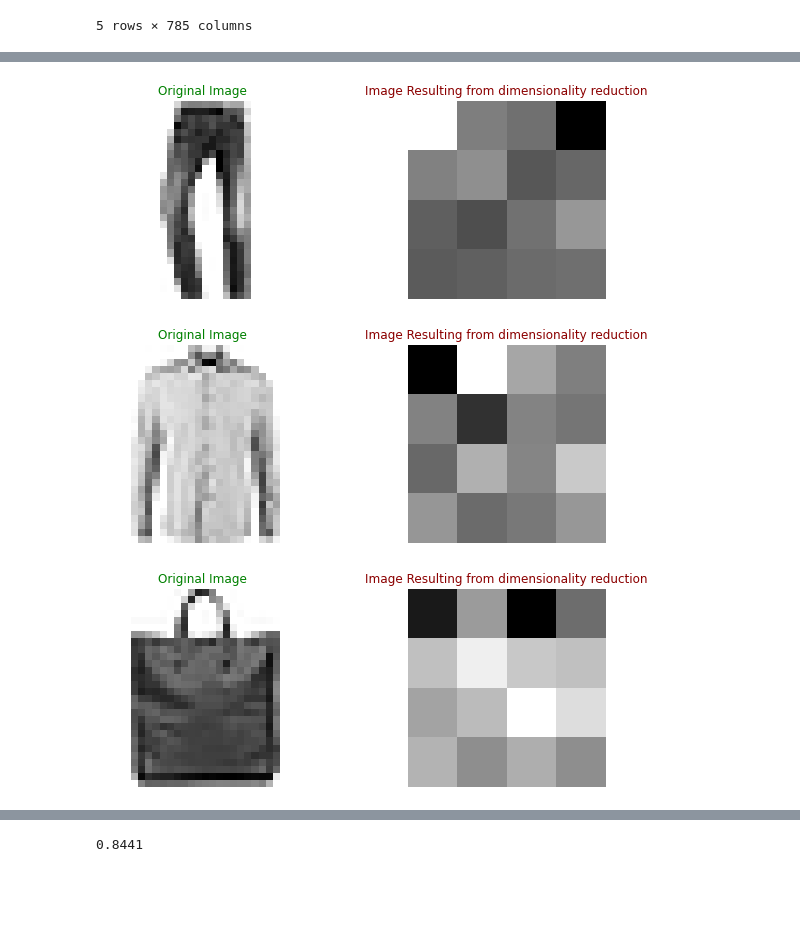
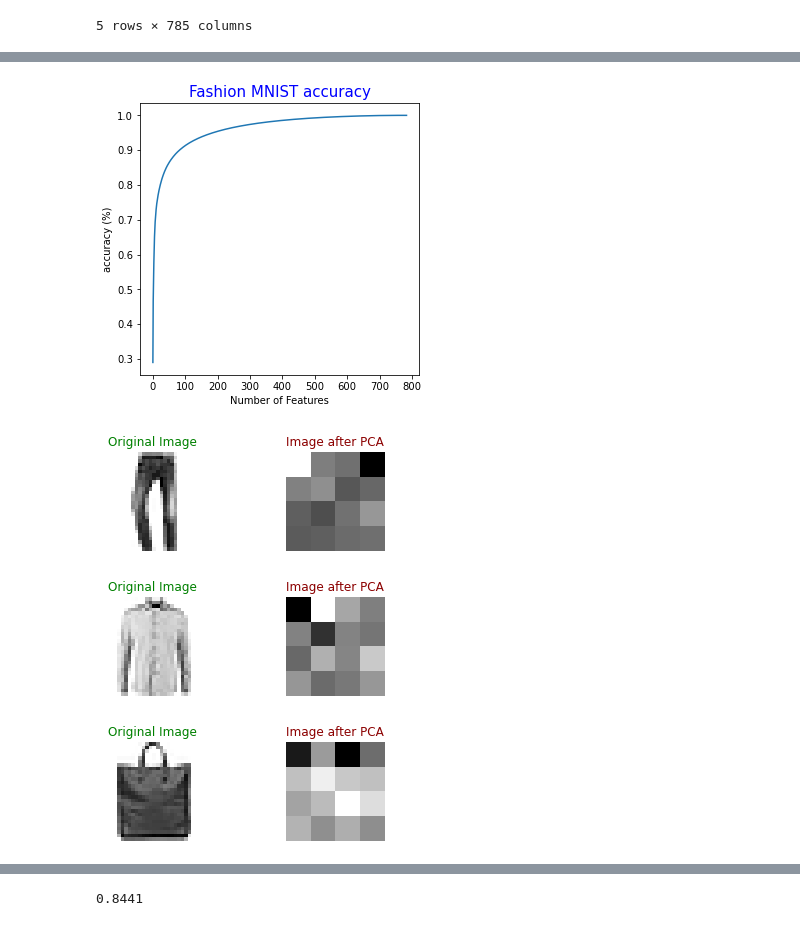
Before and after one commit to renanarimon/ML, a Jupyter notebook: fashion mnist.ipynb, the cells around one changed output, grey strips where cells are left out. Drawn from its saved outputs; the diff is of its cells as text; code cells hidden in the pictures; blank space fills up the shorter version.

```diff
--- a/fashion mnist.ipynb
+++ b/fashion mnist.ipynb
@@ -50,0 +84,33 @@ Name: label, dtype: int64
+# %%
+# Create an empty list which will save all meaningful labels
+results = []
+# Loop through all label
+for i in range(df_train.shape[0]):
+    # Extract the label for comparison
+    if df_train['label'][i] == 0:
+        # Save meaningful label to the results
+        results.append('T-shirt/top')
+    # Following the same code pattern as the one above
+    elif df_train['label'][i] == 1:
+        results.append('Trouser')
+    elif df_train['label'][i] == 2:
+        results.append('Pullover')
+    elif df_train['label'][i] == 3:
+        results.append('Dress')
+    elif df_train['label'][i] == 4:
+        results.append('Coat')
+    elif df_train['label'][i] == 5:
+        results.append('Sandal')
+    elif df_train['label'][i] == 6:
+        results.append('Shirt')
+    elif df_train['label'][i] == 7:
+        results.append('Sneaker')
+    elif df_train['label'][i] == 8:
+        results.append('Bag')
+    elif df_train['label'][i] == 9:
+        results.append('Ankle boot')
+    else:
+        print("The dataset contains an unexpected label {}".format(pca_df['label'][i]))
+
+# Create a new column named result which has all meaningful results
+df_train['result'] = results
@@ -51,20 +178,33 @@ Name: label, dtype: int64
+# %%
+# fit the PCA with the training data
+pca = PCA().fit(X_train)
+
+# Plot the cumulative sum of eigenvalues
+plt.figure(figsize=(5,5))
+plt.plot(np.cumsum(pca.explained_variance_ratio_))
+plt.xlabel('Number of Features')
+plt.ylabel('accuracy (%)') #for each component
+plt.title('Fashion MNIST accuracy',fontdict= {'fontsize':15, 'color' : 'blue'} )
+plt.show()
+# %% [output]
+[figure, added]
 # %%
 pca = PCA(n_components=16)
 X_train_reduced = pca.fit_transform(X_train)
 
 for i in range(3):
-    plt.figure(figsize=(10, 8))
+    plt.figure(figsize=(6,4))
     plt.subplot(2, 2, 1)
     plt.imshow(X_test[i].reshape(28,28), cmap="gist_yarg")
     plt.title("Original Image", color = "green")
     plt.axis("off")
 
     plt.subplot(2, 2, 2)
     plt.imshow(X_train_reduced[i].reshape(4,4), cmap="gist_yarg")
-    plt.title("Image Resulting from dimensionality reduction", color = "Darkred")
+    plt.title("Image after PCA", color = "Darkred")
     plt.axis("off")
     plt.show()
 # %% [output]
-[figure, old version]
+[figure, new version]
-[figure, old version]
+[figure, new version]
-[figure, old version]
+[figure, new version]
```
Also changed, not shown: parts of 21 cells of this notebook.
